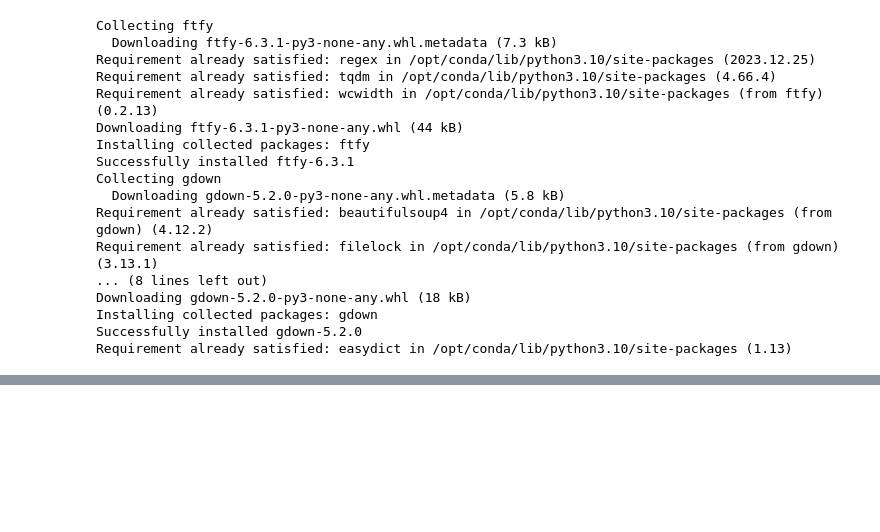
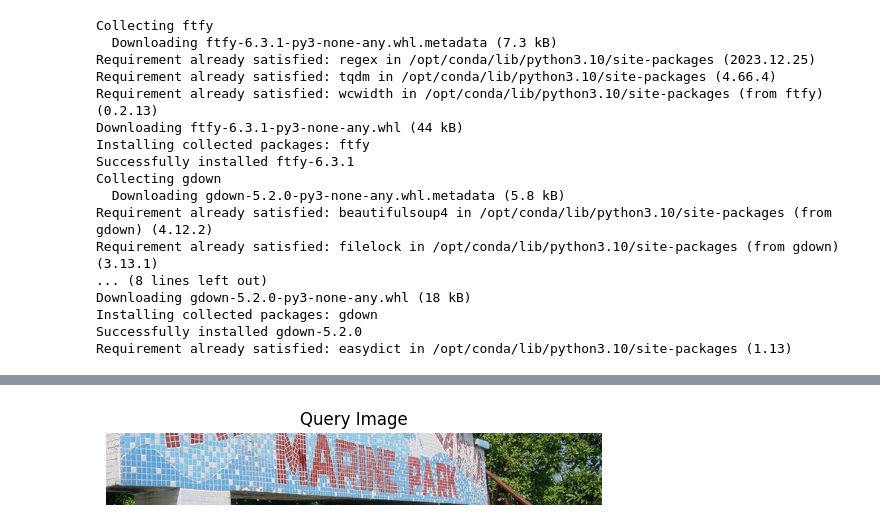
Before and after one commit to hatrontai/KLTN, a Jupyter notebook: retrieve-image.ipynb, the cells around one changed output, grey strips where cells are left out. Cells and saved outputs as stored; diff of their text form; code cells hidden in the pictures; blank space fills up the shorter version.

```diff
--- a/retrieve-image.ipynb
+++ b/retrieve-image.ipynb
@@ -668,16 +667,16 @@ import matplotlib.pyplot as plt
 import cv2
 def visualize_results(results, base_path):
     # Limit to the first 5 results
-    top_results = results[:5]
+    top_results = results[:10]
 
-    plt.figure(figsize=(15, 5))  # Set the figure size for better visibility
+    plt.figure(figsize=(15, 10))  # Set the figure size for better visibility
 
     for i, result in enumerate(top_results):
-        image_path = f"{base_path}/{result['id']}.jpg"  # Create the image path
+        image_path = f"{base_path}/{result}.jpg"  # Create the image path
         img = Image.open(image_path)  # Open the image
 
         # Plot the image
-        plt.subplot(1, 5, i + 1)  # Create a subplot for each image (1 row, 5 columns)
+        plt.subplot(2, 10, i + 1)  # Create a subplot for each image (1 row, 5 columns)
         plt.imshow(img)
         plt.title(f"Result {i+1}")
         plt.axis('off')  # Hide axis
@@ -685,18 +684,20 @@ def visualize_results(results, base_path):
     plt.show()
 
 # Path to the sample image
-sample_image_path = '/kaggle/input/totaltext-preprocessing/data/img102.0.jpg'
+sample_image_path = '/kaggle/input/query-test/test/img1291_2.jpg'
 
 # Read the image using cv2
 sample_image = Image.open(sample_image_path)
-results = get_similarity(sample_image_path,feature_paths)
-visualize_results(results,'/kaggle/input/totaltext-preprocessing/data')
+embedding = get_font_embedding(sample_image_path)
+# results = get_similarity(sample_image_path,FONT_PATH,embedding)
+results = retrieve_image(image_path)
+# visualize_results(results,'/kaggle/input/totaltext-preprocessing/data')
 # Display the image using matplotlib
 plt.title('Query Image')
 plt.imshow(sample_image)
 plt.axis('off')  # Hide the axis
 plt.show()
-
+print()
 # Generate features for the sample image
 
 # Plot the top 10 images using their indexes and paths
@@ -711,0 +717,81 @@ plt.show()
+# %%
+def recall_at_k(relevant_items, retrieved_items, k):
+    """Calculate Recall@K"""
+    relevant_retrieved = [item for item in retrieved_items[:k] if item in relevant_items]
+    return len(relevant_retrieved) / len(relevant_items) if relevant_items else 0
+def evaluate(sample_image_path, relevance_data):
+    """ Evaluate the retrieval model on the query images. """
+    # Load the query image embedding
+    query_img = os.path.basename(sample_image_path).split('.')[0]  # Extract image name from path
+    relevant_images = relevance_data.get(query_img, {})
+    # Compute similarities between query and database embeddings
+    # print(feature_paths[:10])
+    similarities = retrieve_image(sample_image_path)
+    # print(similarities)
+    sample_image = Image.open(sample_image_path)
+
+    # Extract the top K similar images and their similarity scores
+    top_k = 10  # You can adjust this
+    top_k_results = similarities[:top_k]
+    # print(similarities[:1])
+    filtered_results = [result['id'] for result in similarities if result['sim'] > 0.6]
+
+    # relevant_set = set(relevant_images.keys())  # Set of relevant images
+    retrieved_images = [img['id'].split('.')[0] for img in top_k_results]  # Top-k retrieved images
+    # print(retrieved_images)
+    relevant_set = set(img_id.split('.')[0] for img_id, score in relevant_images.items() if score > 2)
+
+    # Compute Precision at the threshold (no fixed k now)
+    precision_at_threshold = len(set(retrieved_images) & relevant_set) / len(retrieved_images) if retrieved_images else 0
+
+    recall_at_threshold = recall_at_k(relevant_set, retrieved_images, len(retrieved_images))
+    # Compute Precision at K as the fraction of relevant images in the top-k retrieved results
+    # precision_at_k = len(set(retrieved_images[:top_k]) & relevant_set) / top_k
+    # recall = recall_at_k(relevant_set,retrieved_images,top_k)
+    # print(f"Precision at {top_k}:{precision_at_k}")
+    # print(f"Recall at {top_k}= {recall}")
+    print(f"Query {query_img} - Precision: {precision_at_threshold}")
+    print(f"Query {query_img} - Recall: {recall_at_threshold}")
+    plt.title('Query Image')
+    plt.imshow(sample_image)
+    plt.axis('off')  # Hide the axis
+    plt.show()
+
+    visualize_results(filtered_results,'/kaggle/input/totaltext-preprocessing/data')
+    return precision_at_threshold, filtered_results
+    # return precision_at_k, top_k_results
+
+def load_relevance_data(json_path):
+    """ Load the relevance data from the JSON file. """
+    with open(json_path, 'r') as f:
+        return json.load(f)
+def evaluate_all_queries(query_images ,relevance_data):
+    """ Evaluate the retrieval model on all queries in the dataset. """
+    total_precision_at_k = 0
+    total_queries = len(query_images)
+
+    # Store results for all queries,
+    query_results = {}
+
+    for query_img in query_images[:10]:
+        print(f"image name:{query_img}")
+        precision_at_k, top_k_results = evaluate(query_img, relevance_data)
+        total_precision_at_k += precision_at_k
+
+        # Store individual results for each query
+        query_results[query_img] = {
+            'precision_at_k': precision_at_k,
+            'top_k_results': top_k_results
+        }
+
+    # Calculate the average Precision at K across all queries
+    mean_precision_at_k = total_precision_at_k / total_queries
+    return mean_precision_at_k
+
+relevance_json_path = '/kaggle/input/relevant/relevant.json'  # Path to the relevance data
+relevance_data = load_relevance_data(relevance_json_path)
+query_images = glob.glob('/kaggle/input/query-test/test/*')
+# print(query_images[:10])
+# Evaluate the model for the query image
+evaluate_all_queries(query_images, relevance_data)
+# %% [output]
@@ -711,0 +801 @@ plt.show()
+[figure, added]
```
Also changed, not shown: parts of 25 cells of this notebook.
